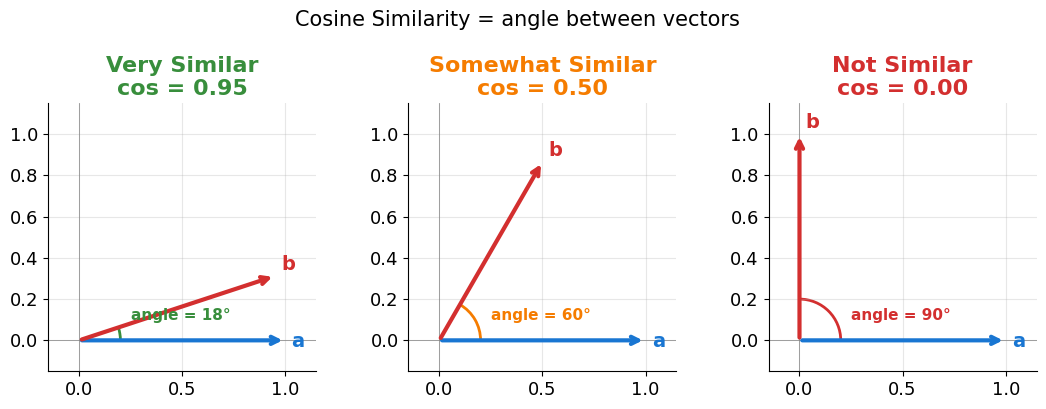
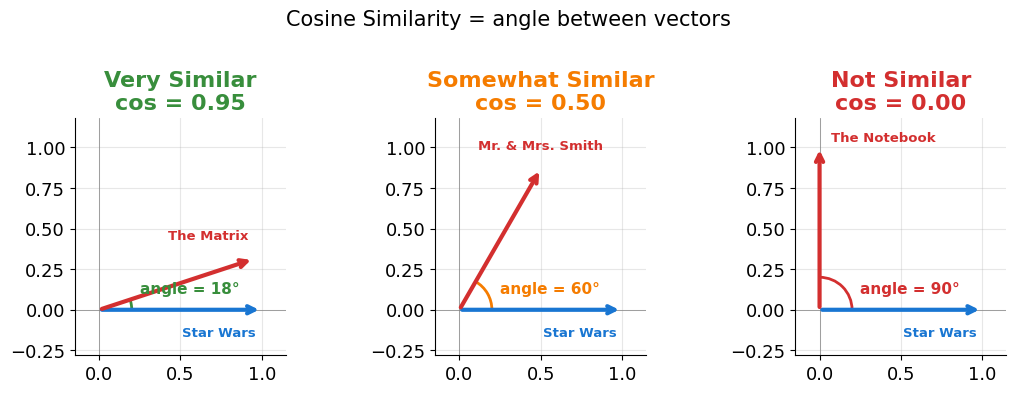
The change to this notebook cell's code, shown as a diff; its figure went from the first image to the second:
--- before
+++ after
@@ -1,15 +1,18 @@
-# Three "textbook" cases — pick vectors so the cosine actually hits the labeled values.
-# a is the same in every case (a reference movie-like vector); b is rotated to hit cos = 0.95, 0.50, 0.00.
+# Three "textbook" cases -- pick vectors so the cosine actually hits the labeled values.
+# a is the same reference movie in every case; b is rotated to hit cos = 0.95, 0.50, 0.00,
+# and each b is a real movie whose similarity to the reference matches that angle.
 fig, axes = plt.subplots(1, 3, figsize=(11, 3.8))
 
 a = np.array([1.0, 0.0])
+ref_movie = 'Star Wars'                        # vector a -- same reference in all three panels
 target_cos = [0.95, 0.50, 0.00]
+# (case label, colour, movie for b, b-label offset in points, b-label h-align)
 case_meta = [
-    ('Very Similar',     '#388e3c'),
-    ('Somewhat Similar', '#f57c00'),
-    ('Not Similar',      '#d32f2f'),
+    ('Very Similar',     '#388e3c', 'The Matrix',       (-4, 12), 'right'),
+    ('Somewhat Similar', '#f57c00', 'Mr. & Mrs. Smith', (0, 12),  'center'),
+    ('Not Similar',      '#d32f2f', 'The Notebook',     (8, 2),   'left'),
 ]
 
-for ax, target, (label, color) in zip(axes, target_cos, case_meta):
+for ax, target, (label, color, b_movie, b_off, b_ha) in zip(axes, target_cos, case_meta):
     theta = np.arccos(target)
     b = np.array([np.cos(theta), np.sin(theta)])
@@ -28,8 +31,11 @@
             color=color, fontsize=11, fontweight='bold')
 
-    ax.text(a[0] + 0.03, a[1] - 0.03, 'a', fontsize=14, fontweight='bold', color='#1976d2')
-    ax.text(b[0] + 0.03, b[1] + 0.03, 'b', fontsize=14, fontweight='bold', color='#d32f2f')
+    # Label the arrows with real movie names instead of 'a' / 'b'.
+    ax.annotate(ref_movie, xy=a, xytext=(-4, -12), textcoords='offset points',
+                ha='right', va='top', fontsize=9.5, fontweight='bold', color='#1976d2')
+    ax.annotate(b_movie, xy=b, xytext=b_off, textcoords='offset points',
+                ha=b_ha, va='bottom', fontsize=9.5, fontweight='bold', color='#d32f2f')
     ax.set_title(f'{label}\ncos = {cos:.2f}', fontweight='bold', color=color)
-    ax.set_xlim(-0.15, 1.15); ax.set_ylim(-0.15, 1.15); ax.set_aspect('equal')
+    ax.set_xlim(-0.15, 1.15); ax.set_ylim(-0.28, 1.18); ax.set_aspect('equal')
     ax.grid(True, alpha=0.3)
     ax.axhline(y=0, color='gray', lw=0.5)

Commit: Session 7: clarify captions, fix label overlaps, correct distance-metric guidance